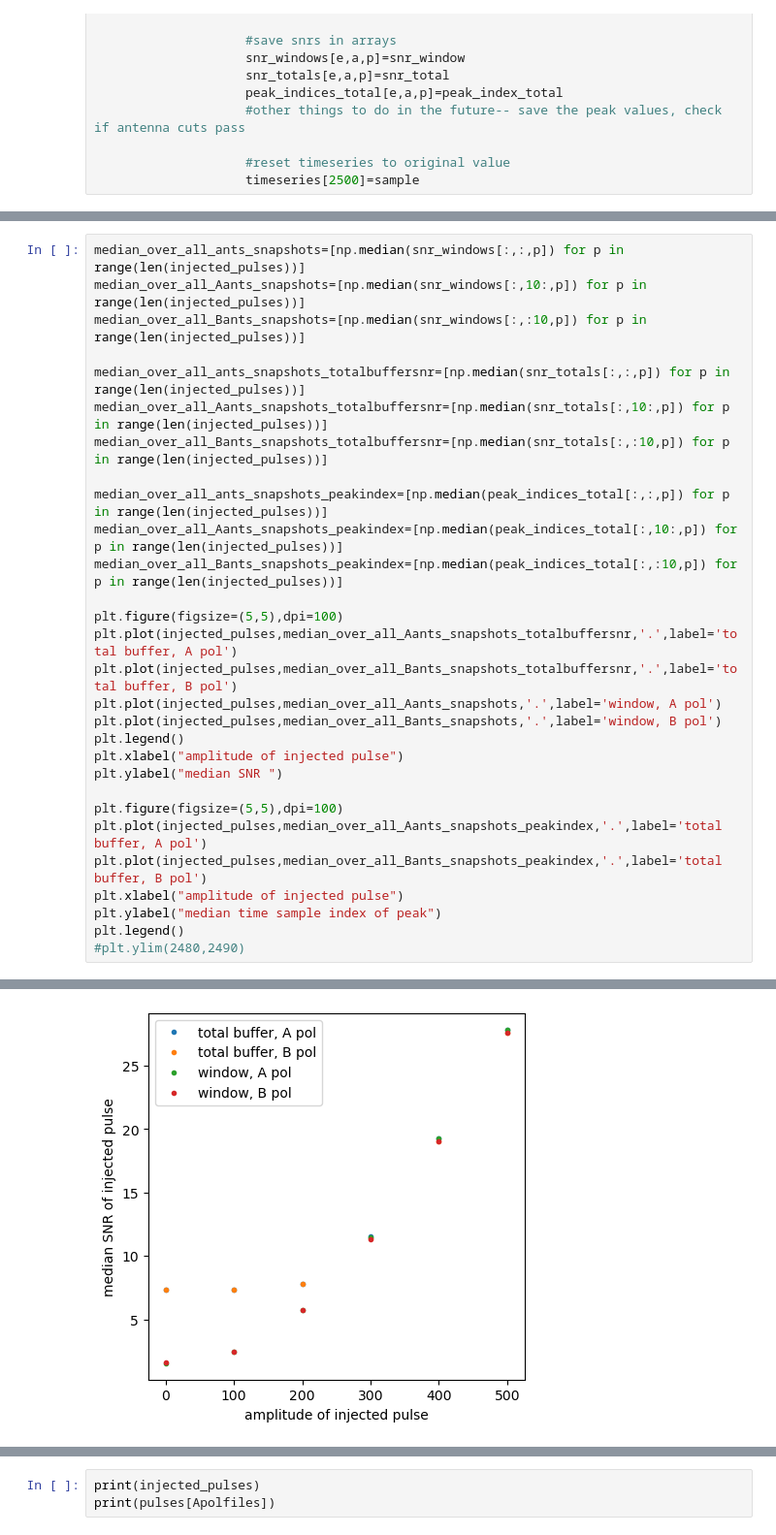
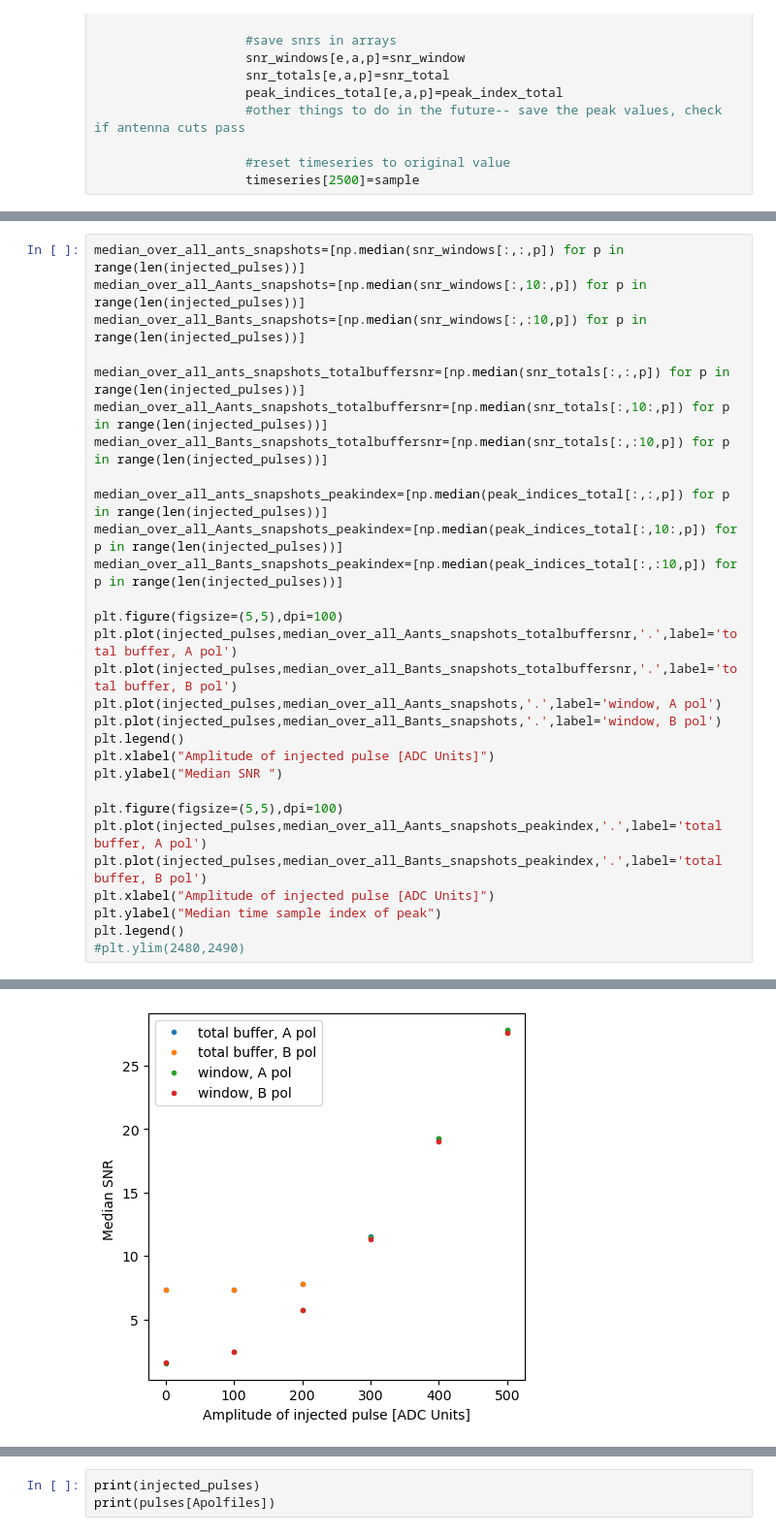
Before and after one commit to kathrynplant/lwa-cosmic-rays, a Jupyter notebook: Simulation_Results.ipynb, the cells around one changed output, grey strips where cells are left out. Shown at 97% size. Cells and saved outputs as stored; diff of their text form.

```diff
--- a/Simulation_Results.ipynb
+++ b/Simulation_Results.ipynb
@@ -283,32 +311,32 @@ for e,event_indices in enumerate(complete_events):
 # %%
 median_over_all_ants_snapshots=[np.median(snr_windows[:,:,p]) for p in range(len(injected_pulses))]
 median_over_all_Aants_snapshots=[np.median(snr_windows[:,10:,p]) for p in range(len(injected_pulses))]
 median_over_all_Bants_snapshots=[np.median(snr_windows[:,:10,p]) for p in range(len(injected_pulses))]
 
 median_over_all_ants_snapshots_totalbuffersnr=[np.median(snr_totals[:,:,p]) for p in range(len(injected_pulses))]
 median_over_all_Aants_snapshots_totalbuffersnr=[np.median(snr_totals[:,10:,p]) for p in range(len(injected_pulses))]
 median_over_all_Bants_snapshots_totalbuffersnr=[np.median(snr_totals[:,:10,p]) for p in range(len(injected_pulses))]
 
 median_over_all_ants_snapshots_peakindex=[np.median(peak_indices_total[:,:,p]) for p in range(len(injected_pulses))]
 median_over_all_Aants_snapshots_peakindex=[np.median(peak_indices_total[:,10:,p]) for p in range(len(injected_pulses))]
 median_over_all_Bants_snapshots_peakindex=[np.median(peak_indices_total[:,:10,p]) for p in range(len(injected_pulses))]
 
 plt.figure(figsize=(5,5),dpi=100)
 plt.plot(injected_pulses,median_over_all_Aants_snapshots_totalbuffersnr,'.',label='total buffer, A pol')
 plt.plot(injected_pulses,median_over_all_Bants_snapshots_totalbuffersnr,'.',label='total buffer, B pol')
 plt.plot(injected_pulses,median_over_all_Aants_snapshots,'.',label='window, A pol')
 plt.plot(injected_pulses,median_over_all_Bants_snapshots,'.',label='window, B pol')
 plt.legend()
-plt.xlabel("amplitude of injected pulse")
-plt.ylabel("median SNR ")
+plt.xlabel("Amplitude of injected pulse [ADC Units]")
+plt.ylabel("Median SNR ")
 
 plt.figure(figsize=(5,5),dpi=100)
 plt.plot(injected_pulses,median_over_all_Aants_snapshots_peakindex,'.',label='total buffer, A pol')
 plt.plot(injected_pulses,median_over_all_Bants_snapshots_peakindex,'.',label='total buffer, B pol')
-plt.xlabel("amplitude of injected pulse")
-plt.ylabel("median time sample index of peak")
+plt.xlabel("Amplitude of injected pulse [ADC Units]")
+plt.ylabel("Median time sample index of peak")
 plt.legend()
 #plt.ylim(2480,2490)
 # %% [output]
 <matplotlib.legend.Legend at 0x...>
-[figure, old version]
+[figure, new version]
```
Also changed, not shown: parts of 17 cells of this notebook, 1 other file.
